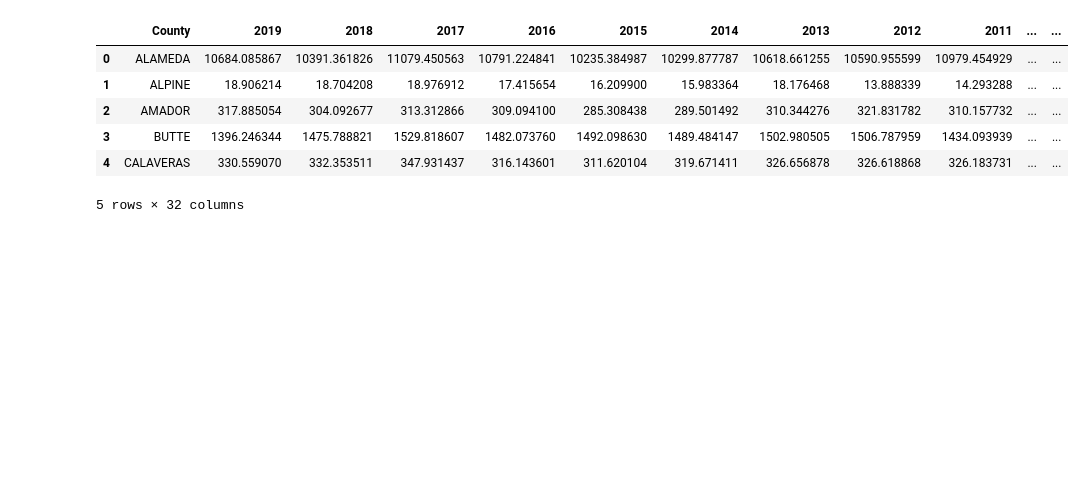
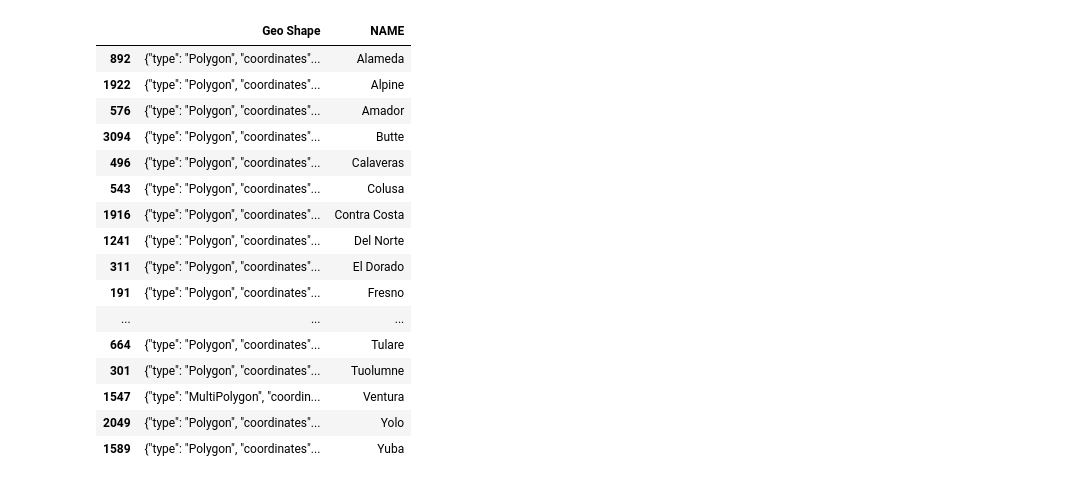
Before and after one commit to jmjkim/Data-Analysis-Project, a Jupyter notebook: Energy Consumption Heatmap by California Counties/Electricity Usage Heatmap.ipynb, the cells around one changed output. Saved outputs shown, nothing was run; the diff lists cells and outputs as text; code cells hidden in the pictures; blank space fills up the shorter version.

Commit message:
Update Energy Consumption Heatmap by California Counties

```diff
--- a/Energy Consumption Heatmap by California Counties/Electricity Usage Heatmap.ipynb
+++ b/Energy Consumption Heatmap by California Counties/Electricity Usage Heatmap.ipynb
@@ -8,38 +11,66 @@ import folium
 # %%
 # All Usage Expressed in Millions of kWh (GWh)
 # All electricity usages are total of residential and non-residential
 
 ######
 """
-1. Make county border lines and a county marker including a tooltip that contains an average of energy usages + energy heatmap indicator
+1. Keep thinking about what needs to be done
+2. Make county border lines and a county marker including a tooltip that contains an Total of and an average of energy usages + energy heatmap indicator
+
+- Extract values from 'coordinates' (json? dict?) under ca_county['Geo Shape'] and add to the map
+
 """
 #####
 
+
 ### Data Path Block
-df_elec = pd.read_csv('/Users/jk/Desktop/A/Study/github/Data-Analysis-Project/Electricity&Gas Consumption by California County/ElectricityByCounty_1990_2019.csv')
+usage_df = pd.read_csv('/Users/jk/Desktop/A/Study/github/Data-Analysis-Project/Energy Consumption Heatmap by California Counties/ElectricityByCounty_1990_2019.csv')
+county_df = pd.read_csv('/Users/jk/Desktop/A/Study/github/Data-Analysis-Project/Energy Consumption Heatmap by California Counties/us-county-boundaries.csv', sep = ';')
+
 
 ### Data Formatting Block
-df_elec.drop(columns = ['Sector'], inplace = True) # To drop 'Sector' (value: Total) column
+pd.set_option('display.max_columns', None)
+pd.set_option('display.max_rows', None)
 
-# years = list(map(str, range(1990, 2020))) # Convert columns of each year to str value for line ???
-# years = map(lambda x: str, range(1990, 2020)) # Convert columns of each year to str value for line ???
+usage_df.drop(columns = ['Sector'], inplace = True) # To drop 'Sector' (value: Total) column
 
-# df_elec[years] = df_elec[years].astype(int)
-df_elec['Total Usage'] = df_elec['Total Usage'].astype(int)
+years = list(map(str, range(1990, 2020))) # Convert columns of each year to str value for line ???
 
-display(df_elec.head())
+usage_df[years] = usage_df[years].astype(int)
+usage_df['Total Usage'] = usage_df['Total Usage'].astype(int)
 
-ca_map = folium.Map(location = [36.7783, -119.4179], zoom_start = 6)
-ca_map = folium.Map(location = [37.8534, -121.9018])
+ca_county = county_df[county_df['STUSAB'] == 'CA']
+ca_county = ca_county[['Geo Shape', 'NAME']].sort_values(by = 'NAME') #pandas.core.series.Series
 
-ccc_marker = folium.Marker([37.8534, -121.9018], popup = '<i>Contra Costa County</i>', tooltip = 'Contra Costa County').add_to(ca_map)
 
-ca_map
+
+#### Solving in process ####
+gs = pd.DataFrame.from_dict(data = ca_county['Geo Shape'].values)
+#### Solving in process ####
+
+
+### Folium Setting Block
+ca_map = folium.Map(location = [36.7783, -119.4179], width = 640, height = 700, zoom_start = 6, min_zoom = 6) # California lat, long
+ccc_marker = folium.Marker(location = [37.8534, -121.9018], popup = '<i>Contra Costa County</i>', tooltip = 'Contra Costa County').add_to(ca_map)
+
+# contra_costa_border = folium.PolyLine(locations = ).add_to(ca_map)
+
+display(ca_county, usage_df)
 # %% [output]
-|  | County | 2019 | 2018 | 2017 | 2016 | 2015 | 2014 | 2013 | 2012 | 2011 | ... | ... |
-| 0 | ALAMEDA | 10684.085867 | 10391.361826 | 11079.450563 | 10791.224841 | 10235.384987 | 10299.877787 | 10618.661255 | 10590.955599 | 10979.454929 | ... | ... |
-| 1 | ALPINE | 18.906214 | 18.704208 | 18.976912 | 17.415654 | 16.209900 | 15.983364 | 18.176468 | 13.888339 | 14.293288 | ... | ... |
-| 2 | AMADOR | 317.885054 | 304.092677 | 313.312866 | 309.094100 | 285.308438 | 289.501492 | 310.344276 | 321.831782 | 310.157732 | ... | ... |
-| 3 | BUTTE | 1396.246344 | 1475.788821 | 1529.818607 | 1482.073760 | 1492.098630 | 1489.484147 | 1502.980505 | 1506.787959 | 1434.093939 | ... | ... |
-| 4 | CALAVERAS | 330.559070 | 332.353511 | 347.931437 | 316.143601 | 311.620104 | 319.671411 | 326.656878 | 326.618868 | 326.183731 | ... | ... |
+|  | Geo Shape | NAME |
+| 892 | {"type": "Polygon", "coordinates"... | Alameda |
+| 1922 | {"type": "Polygon", "coordinates"... | Alpine |
+| 576 | {"type": "Polygon", "coordinates"... | Amador |
+| 3094 | {"type": "Polygon", "coordinates"... | Butte |
+| 496 | {"type": "Polygon", "coordinates"... | Calaveras |
+| 543 | {"type": "Polygon", "coordinates"... | Colusa |
+| 1916 | {"type": "Polygon", "coordinates"... | Contra Costa |
+| 1241 | {"type": "Polygon", "coordinates"... | Del Norte |
+| 311 | {"type": "Polygon", "coordinates"... | El Dorado |
+| 191 | {"type": "Polygon", "coordinates"... | Fresno |
+| ... | ... | ... |
+| 664 | {"type": "Polygon", "coordinates"... | Tulare |
+| 301 | {"type": "Polygon", "coordinates"... | Tuolumne |
+| 1547 | {"type": "MultiPolygon", "coordin... | Ventura |
+| 2049 | {"type": "Polygon", "coordinates"... | Yolo |
+| 1589 | {"type": "Polygon", "coordinates"... | Yuba |
-5 rows × 32 columns
```
Also changed, not shown: parts of 2 cells of this notebook.
